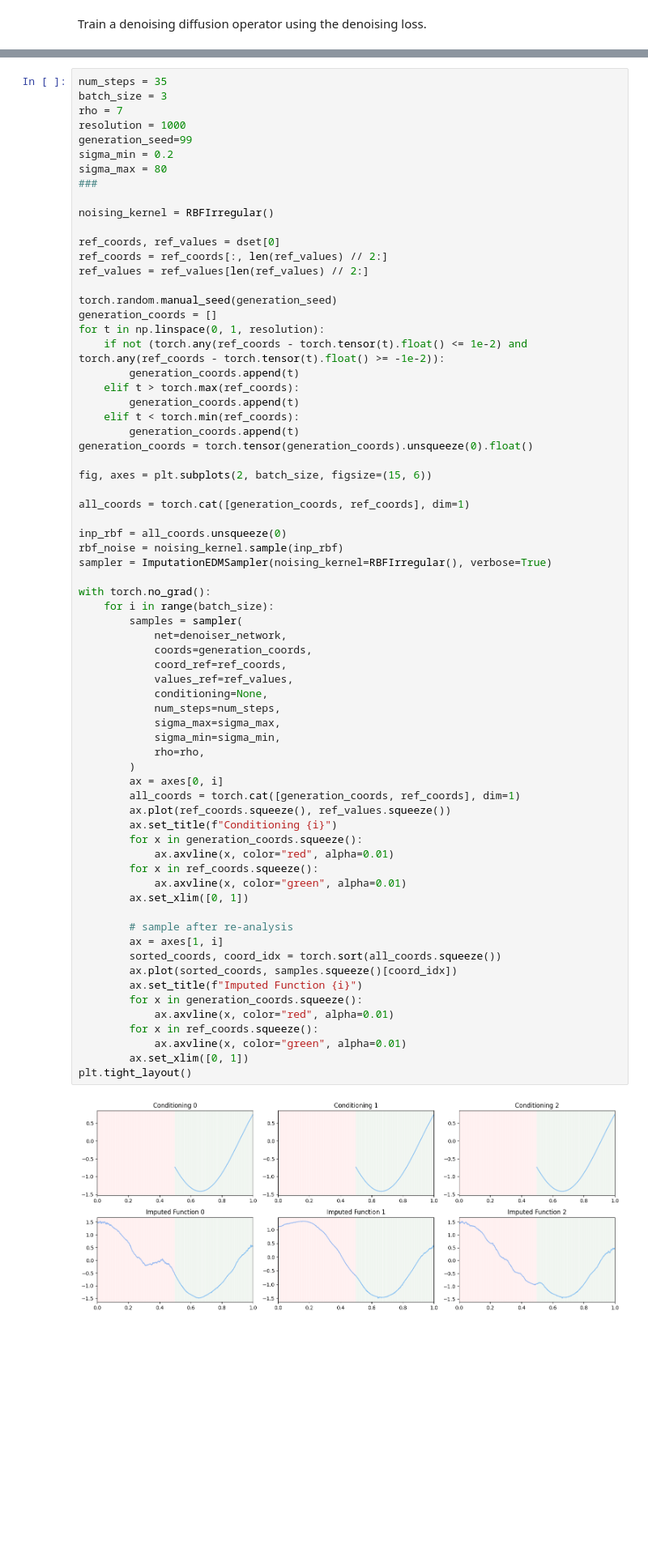
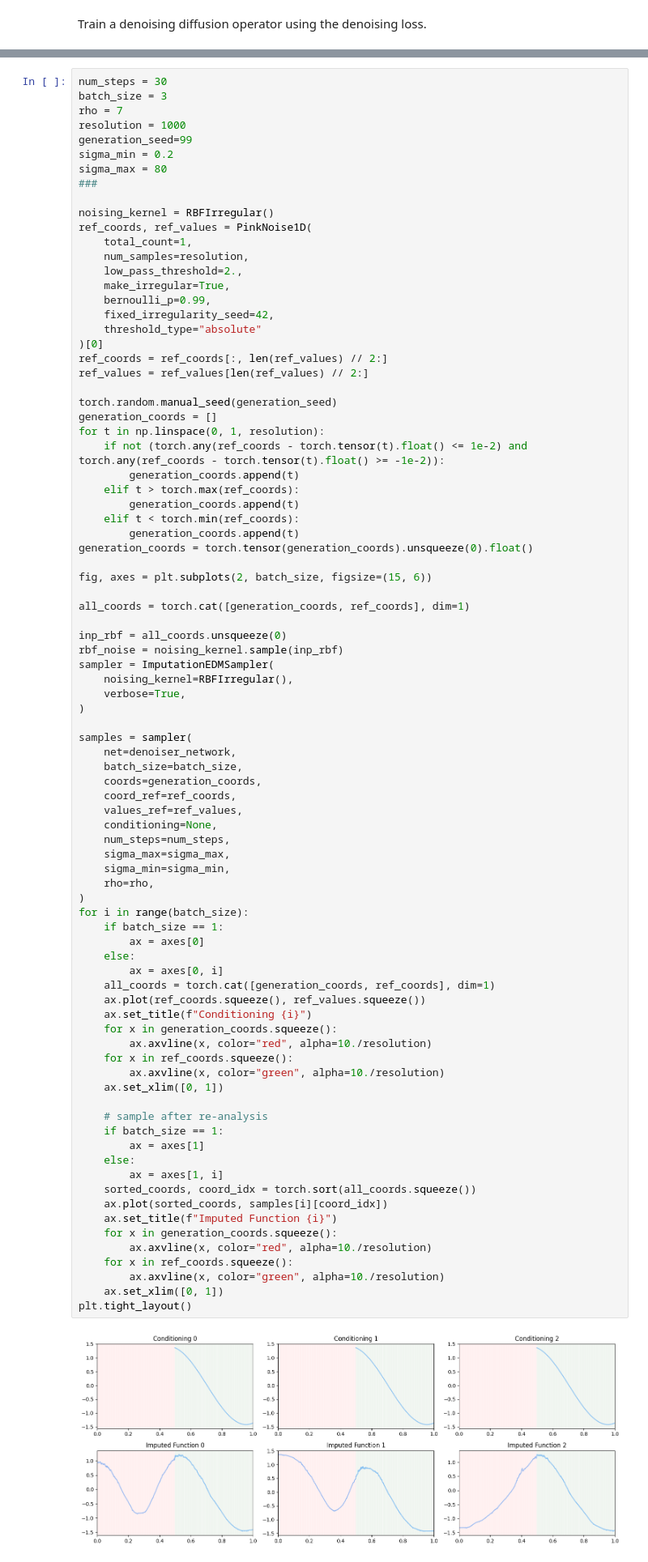
Before and after one commit to HamidrezaKmK/cond-diffusion-operators-edm, a Jupyter notebook: notebooks/1d_reanalysis.ipynb, the cells around one changed output, grey strips where cells are left out. Shown at 81% size. Cells and saved outputs as stored; diff of their text form; blank space fills up the shorter version.

```diff
--- a/notebooks/1d_reanalysis.ipynb
+++ b/notebooks/1d_reanalysis.ipynb
@@ -241,5 +121,5 @@ dset = PinkNoise1D(
 # %%
-num_steps = 35
+num_steps = 30
 batch_size = 3
 rho = 7
 resolution = 1000
@@ -248,64 +128,80 @@ sigma_min = 0.2
 sigma_max = 80
 ###
 
 noising_kernel = RBFIrregular()
-
-ref_coords, ref_values = dset[0]
+ref_coords, ref_values = PinkNoise1D(
+    total_count=1,
+    num_samples=resolution,
+    low_pass_threshold=2.,
+    make_irregular=True,
+    bernoulli_p=0.99,
+    fixed_irregularity_seed=42,
+    threshold_type="absolute"
+)[0]
 ref_coords = ref_coords[:, len(ref_values) // 2:]
 ref_values = ref_values[len(ref_values) // 2:]
 
 torch.random.manual_seed(generation_seed)
 generation_coords = []
 for t in np.linspace(0, 1, resolution):
     if not (torch.any(ref_coords - torch.tensor(t).float() <= 1e-2) and torch.any(ref_coords - torch.tensor(t).float() >= -1e-2)):
         generation_coords.append(t)
     elif t > torch.max(ref_coords):
         generation_coords.append(t)
     elif t < torch.min(ref_coords):
         generation_coords.append(t)
 generation_coords = torch.tensor(generation_coords).unsqueeze(0).float()
 
 fig, axes = plt.subplots(2, batch_size, figsize=(15, 6))
 
 all_coords = torch.cat([generation_coords, ref_coords], dim=1)
 
 inp_rbf = all_coords.unsqueeze(0)
 rbf_noise = noising_kernel.sample(inp_rbf)
-sampler = ImputationEDMSampler(noising_kernel=RBFIrregular(), verbose=True)
+sampler = ImputationEDMSampler(
+    noising_kernel=RBFIrregular(),
+    verbose=True,
+)
 
-with torch.no_grad():
-    for i in range(batch_size):
-        samples = sampler(
-            net=denoiser_network,
-            coords=generation_coords,
-            coord_ref=ref_coords,
-            values_ref=ref_values,
-            conditioning=None,
-            num_steps=num_steps,
-            sigma_max=sigma_max,
-            sigma_min=sigma_min,
-            rho=rho,
-        )
+samples = sampler(
+    net=denoiser_network,
+    batch_size=batch_size,
+    coords=generation_coords,
+    coord_ref=ref_coords,
+    values_ref=ref_values,
+    conditioning=None,
+    num_steps=num_steps,
+    sigma_max=sigma_max,
+    sigma_min=sigma_min,
+    rho=rho,
+)
+for i in range(batch_size):
+    if batch_size == 1:
+        ax = axes[0]
+    else:
         ax = axes[0, i]
-        all_coords = torch.cat([generation_coords, ref_coords], dim=1)
-        ax.plot(ref_coords.squeeze(), ref_values.squeeze())
-        ax.set_title(f"Conditioning {i}")
-        for x in generation_coords.squeeze():
-            ax.axvline(x, color="red", alpha=0.01)
-        for x in ref_coords.squeeze():
-            ax.axvline(x, color="green", alpha=0.01)
-        ax.set_xlim([0, 1])
+    all_coords = torch.cat([generation_coords, ref_coords], dim=1)
+    ax.plot(ref_coords.squeeze(), ref_values.squeeze())
+    ax.set_title(f"Conditioning {i}")
+    for x in generation_coords.squeeze():
+        ax.axvline(x, color="red", alpha=10./resolution)
+    for x in ref_coords.squeeze():
+        ax.axvline(x, color="green", alpha=10./resolution)
+    ax.set_xlim([0, 1])
 
-        # sample after re-analysis
+    # sample after re-analysis
+    if batch_size == 1:
+        ax = axes[1]
+    else:
         ax = axes[1, i]
-        sorted_coords, coord_idx = torch.sort(all_coords.squeeze())
-        ax.plot(sorted_coords, samples.squeeze()[coord_idx])
-        ax.set_title(f"Imputed Function {i}")
-        for x in generation_coords.squeeze():
-            ax.axvline(x, color="red", alpha=0.01)
-        for x in ref_coords.squeeze():
-            ax.axvline(x, color="green", alpha=0.01)
-        ax.set_xlim([0, 1])
+    sorted_coords, coord_idx = torch.sort(all_coords.squeeze())
+    ax.plot(sorted_coords, samples[i][coord_idx])
+    ax.set_title(f"Imputed Function {i}")
+    for x in generation_coords.squeeze():
+        ax.axvline(x, color="red", alpha=10./resolution)
+    for x in ref_coords.squeeze():
+        ax.axvline(x, color="green", alpha=10./resolution)
+    ax.set_xlim([0, 1])
 plt.tight_layout()
 # %% [output]
-[figure, old version]
+[figure, new version]
```
Also changed, not shown: parts of 10 cells of this notebook, 1 other file.
